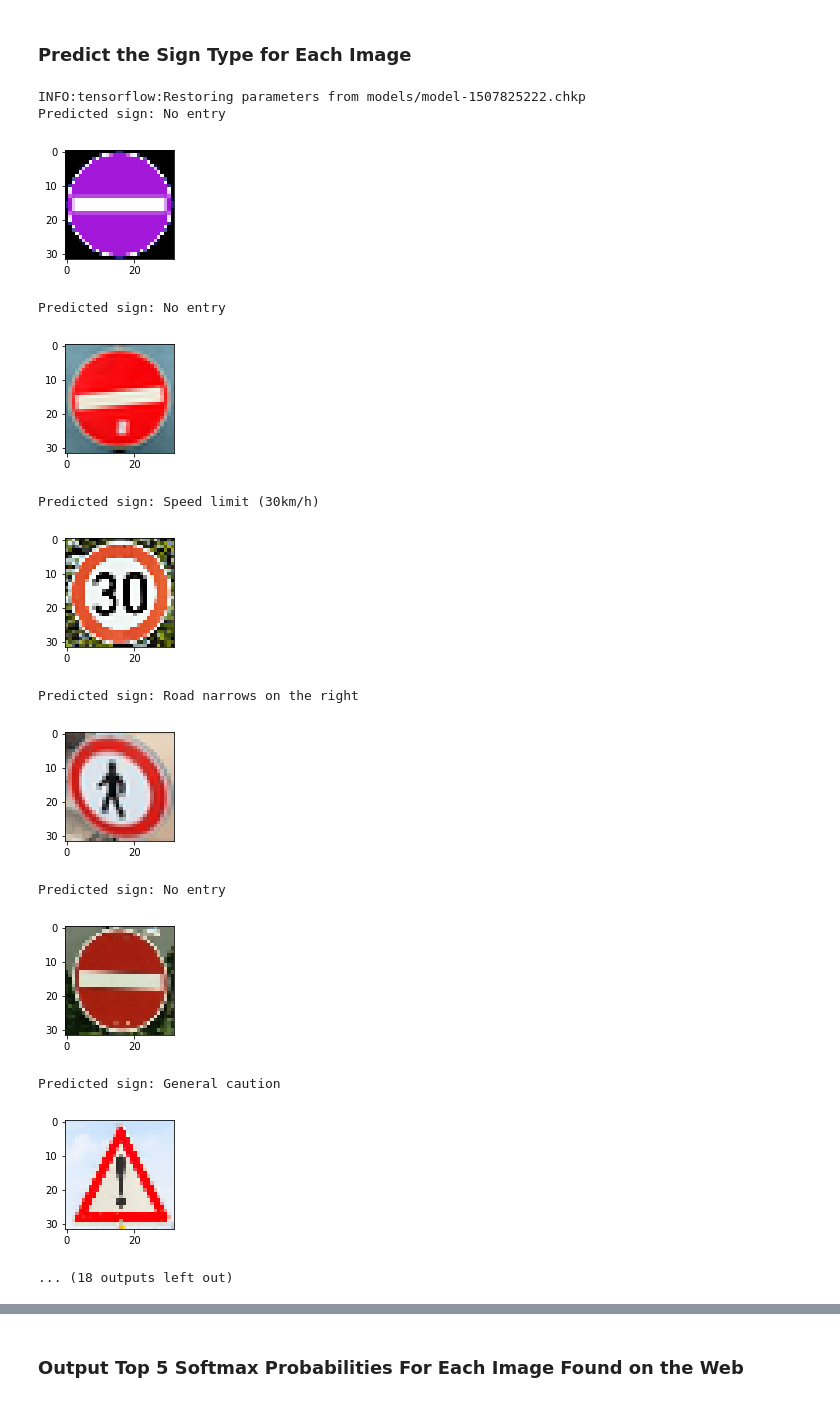
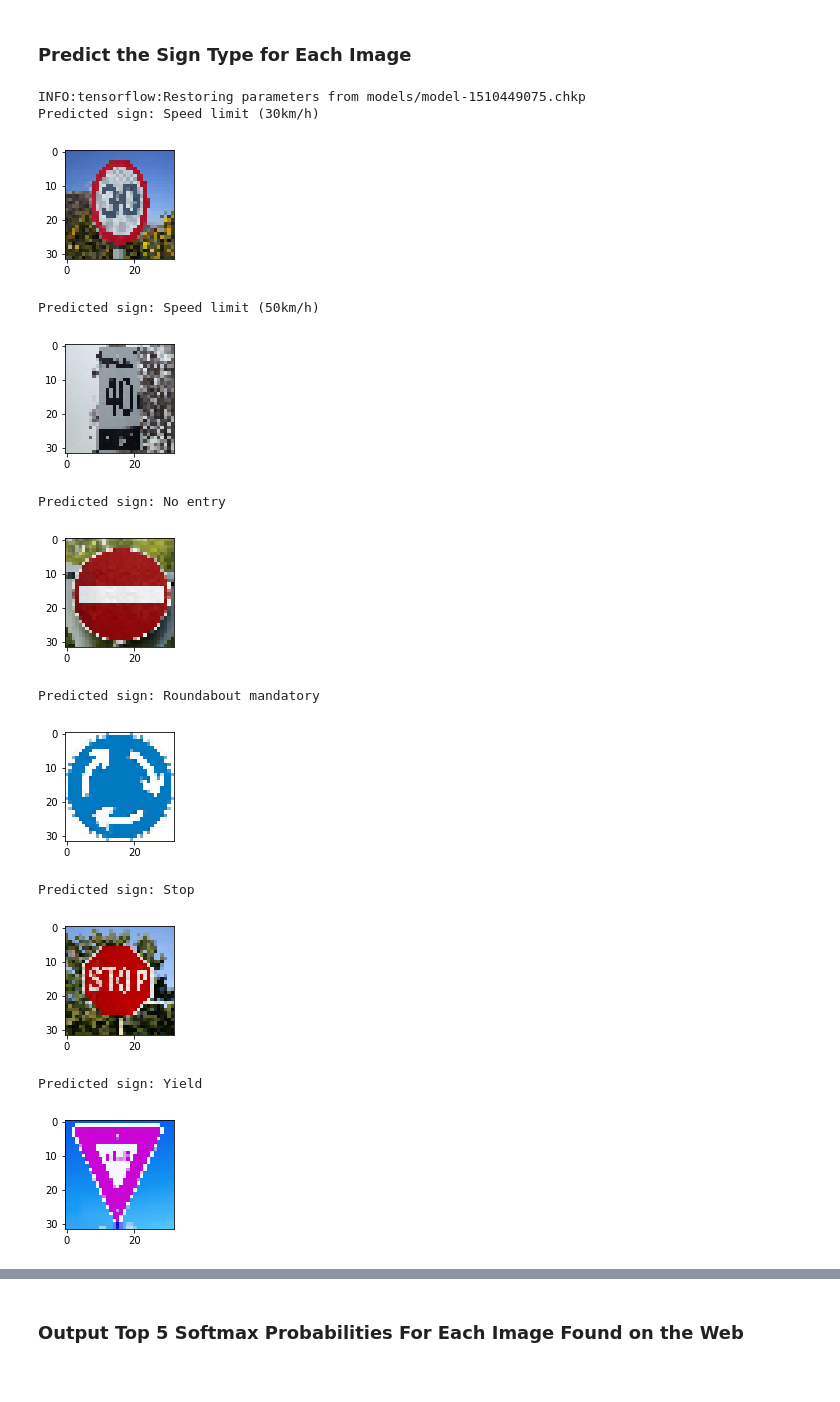
Before and after one commit to JovanSardinha/CarND-Traffic-Sign-Classifier-Project, a Jupyter notebook: Traffic_Sign_Classifier.ipynb, the cells around one changed output, grey strips where cells are left out. Saved outputs shown, nothing was run; the diff lists cells and outputs as text; code cells hidden in the pictures.

Commit message:
updates to testing on new image

```diff
--- a/Traffic_Sign_Classifier.ipynb
+++ b/Traffic_Sign_Classifier.ipynb
@@ -417,33 +423,29 @@ FileNotFoundError: [Errno 2] No such file or directory: 'data/new_test_images'
 # %%
 ### Run the predictions here and use the model to output the prediction for each image.
 ### Make sure to pre-process the images with the same pre-processing pipeline used earlier.
 ### Feel free to use as many code cells as needed.
-
-new_images_post = image_normalizer(new_images)
-
 sess = tf.Session()
 sess.run(tf.global_variables_initializer())
 sess.run(tf.local_variables_initializer())
-saver.restore(sess, "models/model-1507825222.chkp")
-predictions, top_5 = sess.run([y_pred, top_5_operation], feed_dict={x: new_images_post})
+saver.restore(sess, "models/model-1510449075.chkp")
+predictions, top_5 = sess.run([y_pred, top_5_operation], feed_dict={x: new_images})
 for idx, prediction in enumerate(predictions):
     signname = signnames_df[signnames_df.ClassId == prediction].SignName.values[0]
     print("Predicted sign: {}".format(signname))
     plt.figure(figsize=(2,2))
     plt.imshow(new_images[idx])
     plt.show()
 # %% [output]
-INFO:tensorflow:Restoring parameters from models/model-1507825222.chkp
-Predicted sign: No entry
+INFO:tensorflow:Restoring parameters from models/model-1510449075.chkp
+Predicted sign: Speed limit (30km/h)
-[figure, old version]
+[figure, new version]
-Predicted sign: No entry
+Predicted sign: Speed limit (50km/h)
-[figure, old version]
+[figure, new version]
-Predicted sign: Speed limit (30km/h)
+Predicted sign: No entry
-[figure, old version]
+[figure, new version]
-Predicted sign: Road narrows on the right
+Predicted sign: Roundabout mandatory
-[figure, old version]
+[figure, new version]
-Predicted sign: No entry
+Predicted sign: Stop
-[figure, old version]
+[figure, new version]
-Predicted sign: General caution
+Predicted sign: Yield
-[figure, old version]
+[figure, new version]
-... (18 outputs left out)
```
Also changed, not shown: parts of 12 cells of this notebook, 4 other files.
